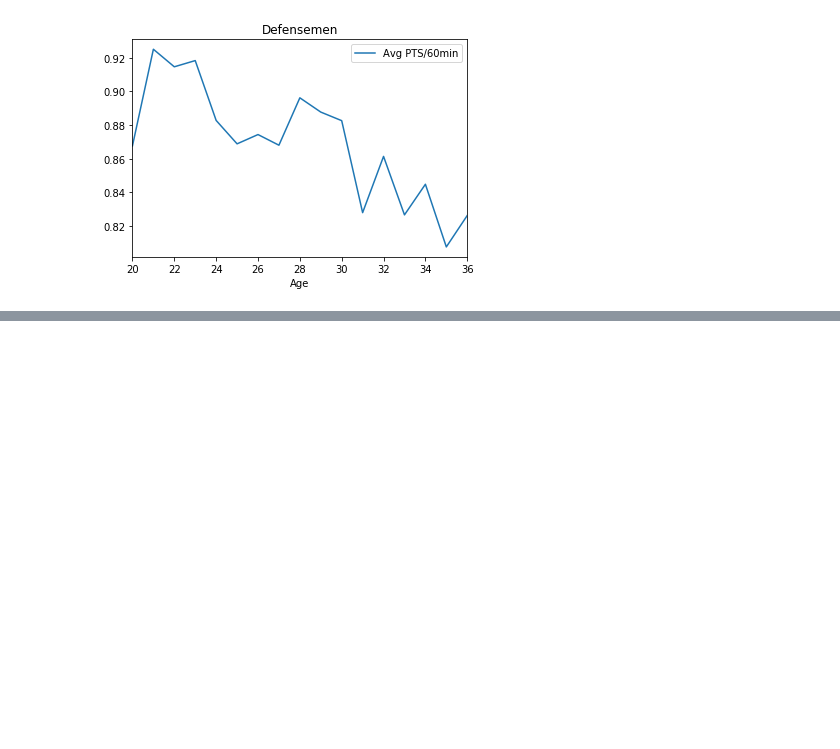
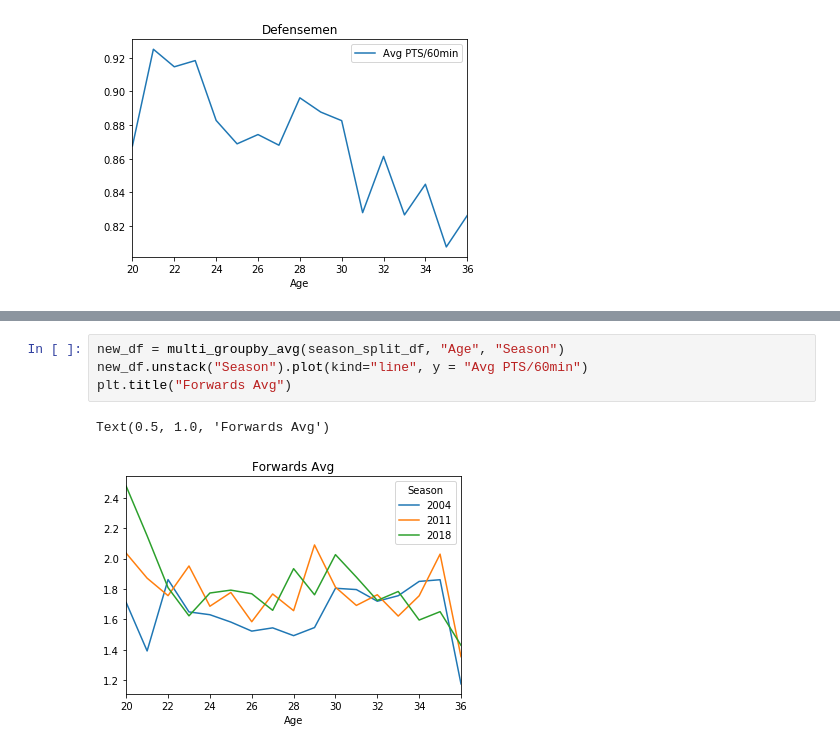
Before and after one commit to Silveris/HockeyStuff, a Jupyter notebook: data_analysis.ipynb, the cells around one changed output, grey strips where cells are left out. Cells and saved outputs as stored; diff of their text form; blank space fills up the shorter version.

```diff
--- a/data_analysis.ipynb
+++ b/data_analysis.ipynb
@@ -142,0 +167,7 @@ new_df.unstack("Season").plot(kind="line", y = "Med PTS/60min")
+# %%
+new_df = multi_groupby_avg(season_split_df, "Age", "Season")
+new_df.unstack("Season").plot(kind="line", y = "Avg PTS/60min")
+plt.title("Forwards Avg")
+# %% [output]
+Text(0.5, 1.0, 'Forwards Avg')
+[figure, added]
```
Also changed, not shown: parts of 8 cells of this notebook.
